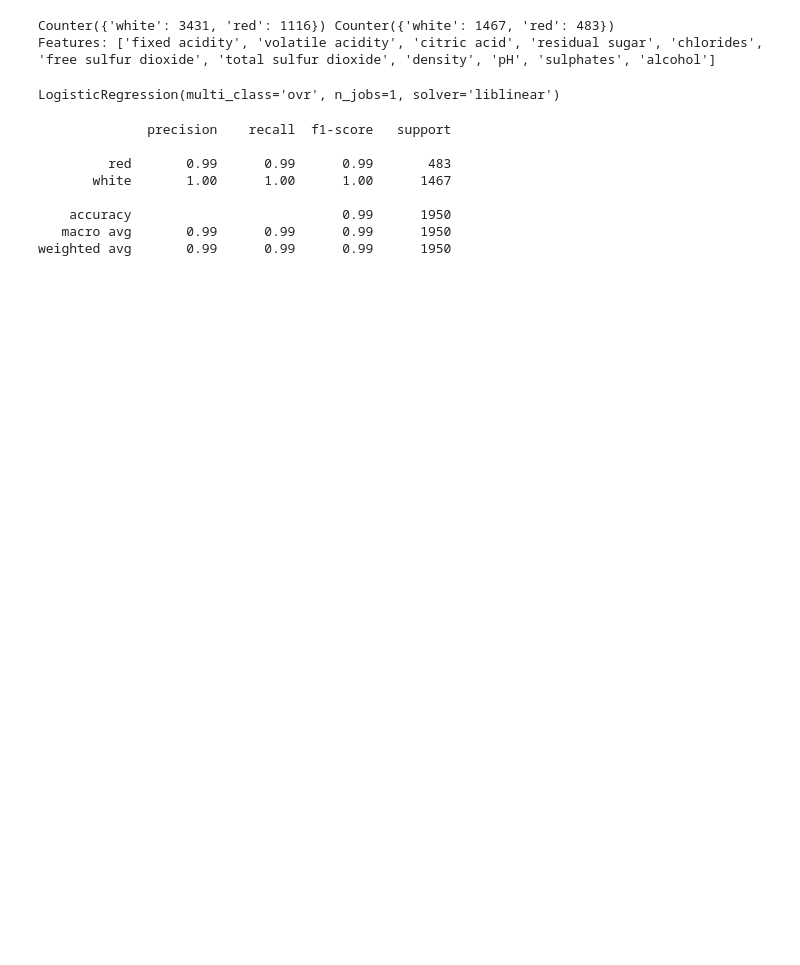
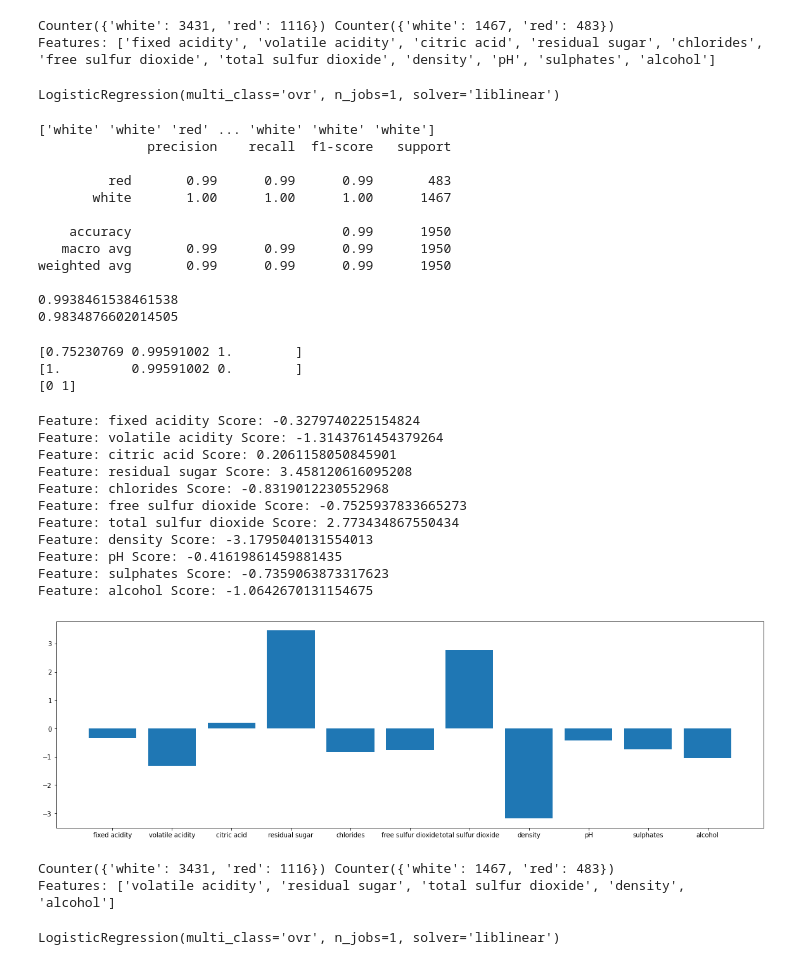
Before and after one commit to OttaviaFeletig/wine-price-prediction, a Jupyter notebook: wine-type-prediction.ipynb, the cells around one changed output. Cells and saved outputs as stored; diff of their text form; code cells hidden in the pictures; blank space fills up the shorter version.

```diff
--- a/wine-type-prediction.ipynb
+++ b/wine-type-prediction.ipynb
@@ -43,9 +55,12 @@ LogisticRegression(multi_class='ovr', n_jobs=1, solver='liblinear')
 # %%
 #testing the set
 wtp_lr_predictions = wtp_lr.predict(wtp_test_SX)
-
+print(wtp_lr_predictions)
 print(classification_report(wtp_test_y,wtp_lr_predictions, target_names=['red', 'white']))
+print(accuracy_score(wtp_test_y,wtp_lr_predictions))
+print(cohen_kappa_score(wtp_test_y, wtp_lr_predictions))
 # %% [output]
+['white' 'white' 'red' ... 'white' 'white' 'white']
               precision    recall  f1-score   support
 
          red       0.99      0.99      0.99       483
@@ -54,3 +69,55 @@ print(classification_report(wtp_test_y,wtp_lr_predictions, target_names=['red',
     accuracy                           0.99      1950
    macro avg       0.99      0.99      0.99      1950
 weighted avg       0.99      0.99      0.99      1950
+
+0.9938461538461538
+0.9834876602014505
+# %%
+lb = LabelBinarizer()
+binary = lb.fit_transform(wtp_test_y)
+binary_wtp_lr_predictions = lb.fit_transform(wtp_lr_predictions)
+precision, recall, thresholds = precision_recall_curve(binary, binary_wtp_lr_predictions)
+print(precision)
+print(recall)
+print(thresholds)
+# %% [output]
+[0.75230769 0.99591002 1.        ]
+[1.         0.99591002 0.        ]
+[0 1]
+# %%
+# get importance
+importance = wtp_lr.coef_[0]
+# summarize feature importance
+for i,v in enumerate(importance):
+	# print('Feature: %0d, Score: %.5f' % (i,v))
+    print("Feature:", wtp_feature_names[i], "Score:", v)
+
+# plot feature importance
+plt.figure(figsize=(20, 6))
+plt.bar([x for x in wtp_feature_names], importance)
+plt.show()
+# %% [output]
+Feature: fixed acidity Score: -0.3279740225154824
+Feature: volatile acidity Score: -1.3143761454379264
+Feature: citric acid Score: 0.2061158050845901
+Feature: residual sugar Score: 3.458120616095208
+Feature: chlorides Score: -0.8319012230552968
+Feature: free sulfur dioxide Score: -0.7525937833665273
+Feature: total sulfur dioxide Score: 2.773434867550434
+Feature: density Score: -3.1795040131554013
+Feature: pH Score: -0.41619861459881435
+Feature: sulphates Score: -0.7359063873317623
+Feature: alcohol Score: -1.0642670131154675
+[figure, added]
+# %%
+# taking the most meaningful features
+wtp_features = wines.loc[:,["volatile acidity", "residual sugar", "total sulfur dioxide", "density", "alcohol"]]
+wtp_feature_names = wtp_features.columns
+wtp_class_labels = np.array(wines['wine_type'])
+wtp_train_X, wtp_test_X, wtp_train_y, wtp_test_y = train_test_split(wtp_features,
+wtp_class_labels, test_size=0.3, random_state=42)
+print(Counter(wtp_train_y), Counter(wtp_test_y))
+print('Features:', list(wtp_feature_names))
+# %% [output]
+Counter({'white': 3431, 'red': 1116}) Counter({'white': 1467, 'red': 483})
+Features: ['volatile acidity', 'residual sugar', 'total sulfur dioxide', 'density', 'alcohol']
@@ -56,0 +131,10 @@ weighted avg       0.99      0.99      0.99      1950
+# %%
+wtp_lr = LogisticRegression()
+wtp_lr.fit(wtp_train_SX, wtp_train_y)
+
+LogisticRegression(C=1.0, class_weight=None, dual=False, fit_intercept=True,
+intercept_scaling=1, max_iter=100, multi_class='ovr', n_jobs=1,
+penalty='l2', random_state=None, solver='liblinear', tol=0.0001,
+verbose=0, warm_start=False)
+# %% [output]
+LogisticRegression(multi_class='ovr', n_jobs=1, solver='liblinear')
```
Also changed, not shown: parts of 13 cells of this notebook, 2 other files.
